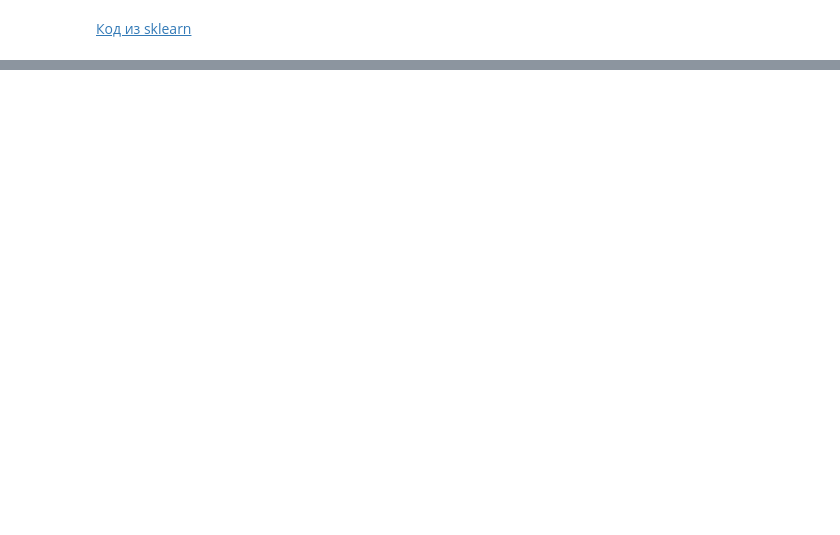
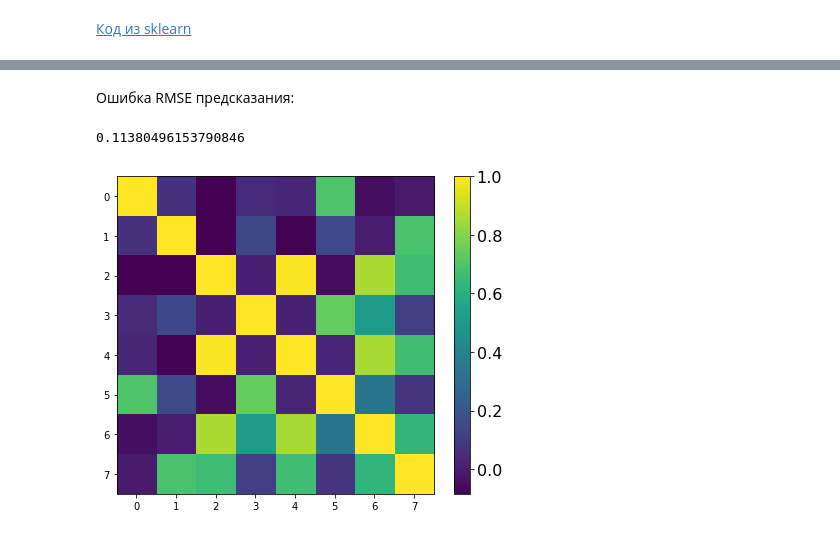
Before and after one commit to feathernox/mipt-brainsignals, a Jupyter notebook: code/pls/PLS.ipynb, the cells around one changed output, grey strips where cells are left out. Drawn from its saved outputs; the diff is of its cells as text; code cells hidden in the pictures; blank space fills up the shorter version.

```diff
--- a/code/pls/PLS.ipynb
+++ b/code/pls/PLS.ipynb
@@ -23 +28,29 @@ class PLS():
+# %%
+def generate_y(X, coeffs=None, n_cols=3, noise=True):
+    '''Generates y'''
+    if coeffs is None:
+        coeffs = sps.expon.rvs(size=(X.shape[1], n_cols)) # some_matrix just for testing
+    ans = X @ coeffs
+    if noise:
+        error = sps.norm.rvs(scale=0.5, size=ans.shape)
+    else:
+        error = 0
+    y = ans + error
+    return y
+# %%
+def generate_correlated_data(n_samples, n_features, p=0.5, draw=True, coeffs=None):
+    '''Generates correlated data'''
+    start_n_features = int(p * n_features)
+    X = sps.norm.rvs(size=(n_samples, start_n_features))
+    X_col = generate_collinear_features(n_features - start_n_features, X)
+    X = np.hstack([X, X_col])
+    if draw:
+        plt.figure(figsize=(6, 5))
+        plt.imshow(np.corrcoef(X.T))
+        cbar = plt.colorbar()
+        cbar.ax.tick_params(labelsize=16)
+        plt.tight_layout()
+        plt.show()
+    y = generate_y(X, coeffs) # here can be something else
+    return X, y
 # %% [markdown]
@@ -30,0 +63,6 @@ PLSRegression(copy=True, max_iter=500, n_components=2, scale=True, tol=1e-06)
+# %%
+from sklearn.model_selection import train_test_split
+
+def get_test_train(X, y):
+    X_train, X_test, y_train, y_test = train_test_split(X, y, test_size=0.33, random_state=1360)
+    return X_train, X_test, y_train, y_test
@@ -30,0 +143,12 @@ PLSRegression(copy=True, max_iter=500, n_components=2, scale=True, tol=1e-06)
+# %% [markdown]
+Ошибка RMSE предсказания:
+# %%
+rmse(y_test, regr.predict(X_test))
+# %% [output]
+0.11380496153790846
+# %%
+np.random.seed(42)
+X, y = generate_correlated_data(50, 8)
+X_train, X_test, y_train, y_test = get_test_train(X, y)
+# %% [output]
+[figure, added]
```
Also changed, not shown: parts of 18 cells of this notebook, 1 other file.
